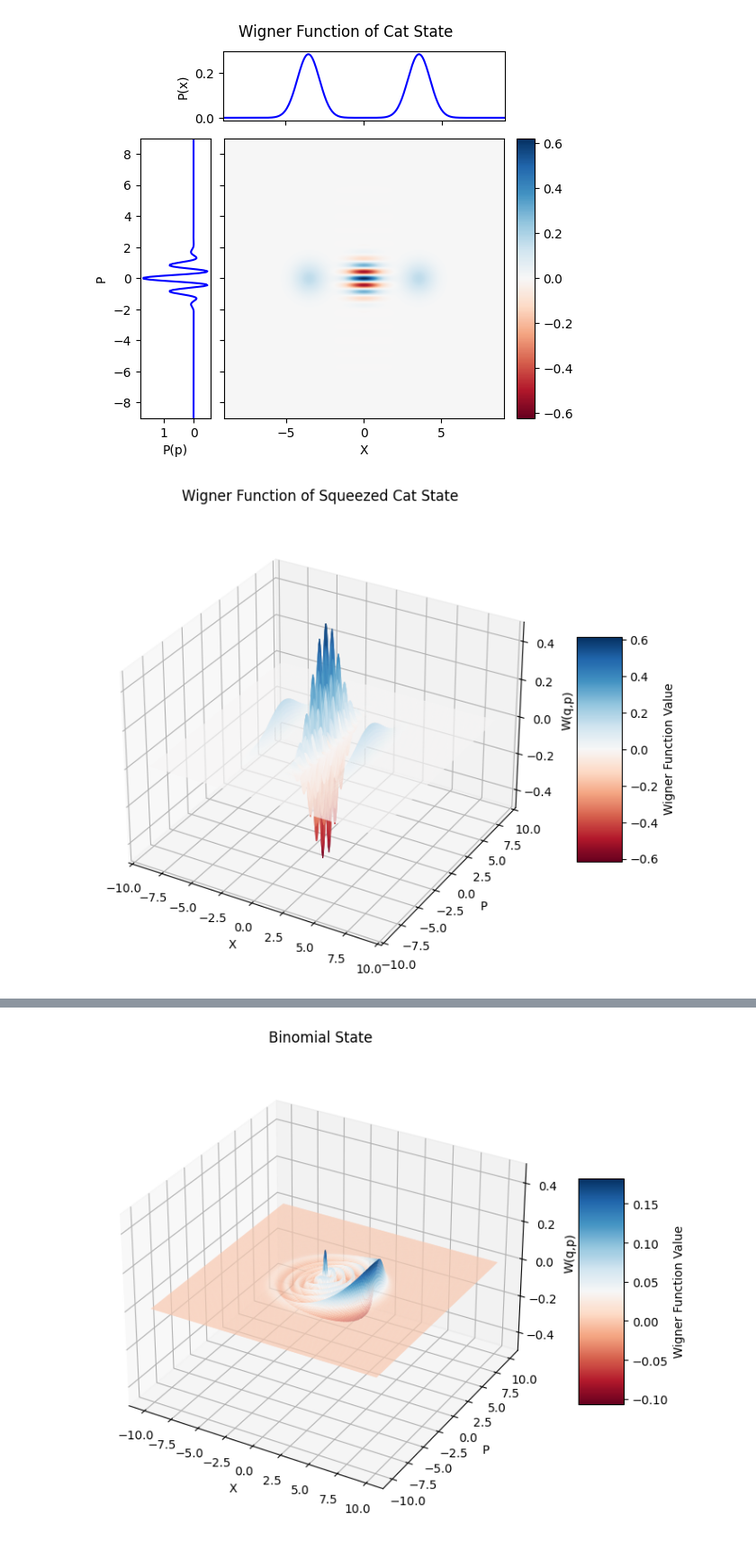
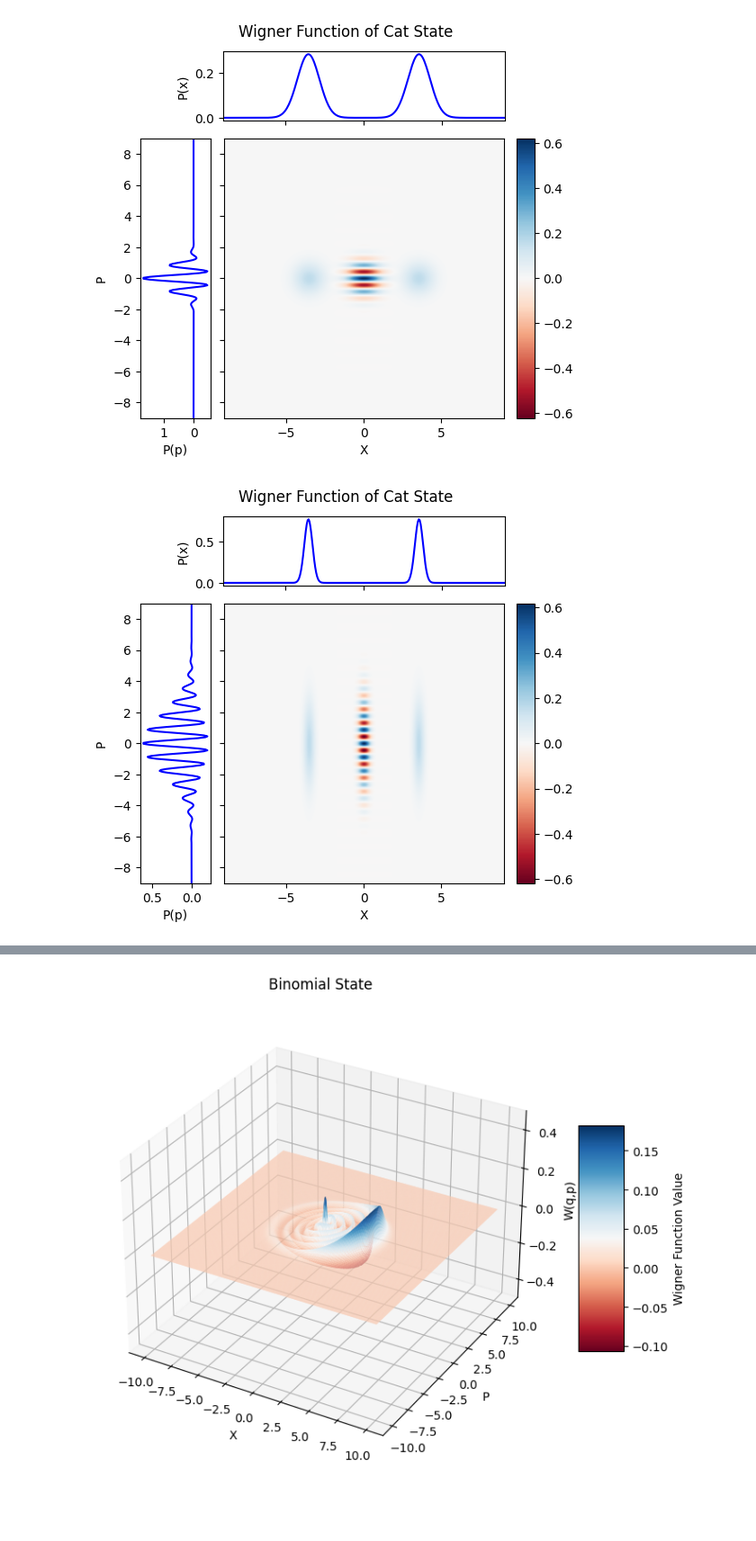
Before and after one commit to QiZhongLi/CV_Simulation, a Jupyter notebook: TestingClass.ipynb, the cells around one changed output, grey strips where cells are left out. Shown at 90% size. Cells and saved outputs as stored; diff of their text form; code cells hidden in the pictures; blank space fills up the shorter version.

```diff
--- a/TestingClass.ipynb
+++ b/TestingClass.ipynb
@@ -30,7 +30,7 @@ class State():
         self.num_modes = num_modes                                         # Me being ambitious and set an arbitrary # of modes. We'll prolly stick to 1
         self.means = np.array(np.zeros(self.num_modes*2))                  # Mean of the state, mu. zero'd by default. [x_i, p_i]
         self.covs = np.array(np.eye(self.num_modes*2)) * self.hbar/2       # Covariance matrix of the state. hbar/2 * I by default
-        self.weights = np.array([1])                                       # It's just a single state by default
+        self.weights = np.array([1])                                       # It's just a single state by default. e^(w_kl)
         self.log_weights = np.array([0])                                   # Take the ln of the weights. so zero. w_kl
         self.num_weights = len(self.weights)                               # Number of weights. Used for size
         self.num_k = self.num_weights                                      # The number of terms we need to sum up from eq. (21)
@@ -264,7 +264,7 @@ class State():
         """
         # Convert from Fock to Coherent
         means_n, cov, w_kl, num_k = Fock2Coh(N=n, prox=infidelity, hbar=self.hbar)
-        weights_n = np.exp(w_kl)  # Keep as array, do NOT sum here!
+        weights_n = w_kl  # Keep as array, do NOT sum here!
 
         # Indices for measured/remaining modes
         measured_indices = [2*mode, 2*mode + 1]
@@ -277,39 +277,36 @@ class State():
         mu_A = self.means[remaining_indices]
         mu_B = self.means[measured_indices]
 
-        new_means = []
-        new_covs = []
-        probs = []
+        new_means = np.zeros((len(means_n), len(mu_A)), dtype=complex)
+        gammas = np.zeros(len(means_n), dtype=complex)
 
-        for alpha_mean, alpha_weight in zip(means_n, weights_n):
+        C = sigma_BB + cov
+        C_inv = np.linalg.inv(C)
+        sigma_A_prime = sigma_AA - sigma_AB @ C_inv @ sigma_AB.T
+
+        for i, (alpha_mean, alpha_weight) in enumerate(zip(means_n, weights_n)):
+
             # Conditional mean and covariance
-            C = sigma_BB + (self.hbar / 2) * np.eye(2)
-            C_inv = np.linalg.inv(C)
-            new_mu = mu_A + sigma_AB @ C_inv @ (alpha_mean - mu_B)
-            new_sigma = sigma_AA - sigma_AB @ C_inv @ sigma_AB.T
+            new_means[i] = mu_A + sigma_AB @ C_inv @ (alpha_mean - mu_B)
 
             # Probability calculation
             diff = alpha_mean - mu_B
-            prob = alpha_weight * np.exp(-0.5 * diff.T @ C_inv @ diff) / np.sqrt(np.linalg.det(2 * np.pi * C))
 
-            new_means.append(new_mu)
-            new_covs.append(new_sigma)
-            probs.append(prob)
+            # Calculating (gamma_mn), eq.(28)
+            gammas[i] = np.log(((2*np.pi*self.hbar)**mode) * np.exp(-0.5 * diff.T @ (C_inv) @ diff) / np.sqrt(np.linalg.det(2 * np.pi * C)))
 
-        # Normalize and update state
-        total_prob = np.sum(probs)
+
+        prefactor = np.log(2*np.pi*self.hbar / np.sqrt(np.linalg.det(2*np.pi* C)))
+
+        # Output the corrected weights
+        gammas = gammas + prefactor + w_kl + self.log_weights
         #combined_mu = np.sum([p * m for p, m in zip(probs, new_means)], axis=0) / total_prob
         combined_mu = np.array(new_means)
-        combined_sigma = np.sum([p * s for p, s in zip(probs, new_covs)], axis=0) / total_prob
 
-        data = [combined_mu, combined_sigma, w_kl, num_k]
+        data = [combined_mu, sigma_A_prime, gammas, num_k]
         self.Update(data)
         self.get_norm()
-        if out:
-            print(f"Measuring {n} photons in mode {mode}.")
-            print(f"Probability of measurement = {total_prob:.3e}")
 
-        return total_prob
 
     # Original. Probably not as numerically stable as Olga's since I use np.exp() a lot
     # Don't ever touch this. As far as I can tell, this works.
@@ -782,16 +800,16 @@ plot_wigner_with_marginals_2D(Wcat.real,x,x, title=f'Wigner Function of Cat Stat
 # %%
 # Squeezed Cat state
 alpha = 5/2
 r = 1
 cat = prepare_sqz_cat_coherent(r, alpha*np.exp(r), 0, hbar)
 #cat.normalize
 x = np.linspace(-9,9,300)
 Wcat = cat.get_wigner(x,x)
 
-plot_wigner_3D(Wcat.real, x, x, title=f'Wigner Function of Squeezed Cat State', figsize=(8,6))
-#plot_wigner_with_marginals_2D(Wcat.real,x,x, title=f'Wigner Function of Cat State')
+#plot_wigner_3D(Wcat.real, x, x, title=f'Wigner Function of Squeezed Cat State', figsize=(8,6))
+plot_wigner_with_marginals_2D(Wcat.real,x,x, title=f'Wigner Function of Cat State')
 # %% [output]
-[figure, old version]
+[figure, new version]
 # %%
 # 10 Photons state
 fock = prepare_fock_coherent(10)
```
Also changed, not shown: parts of 13 cells of this notebook.
